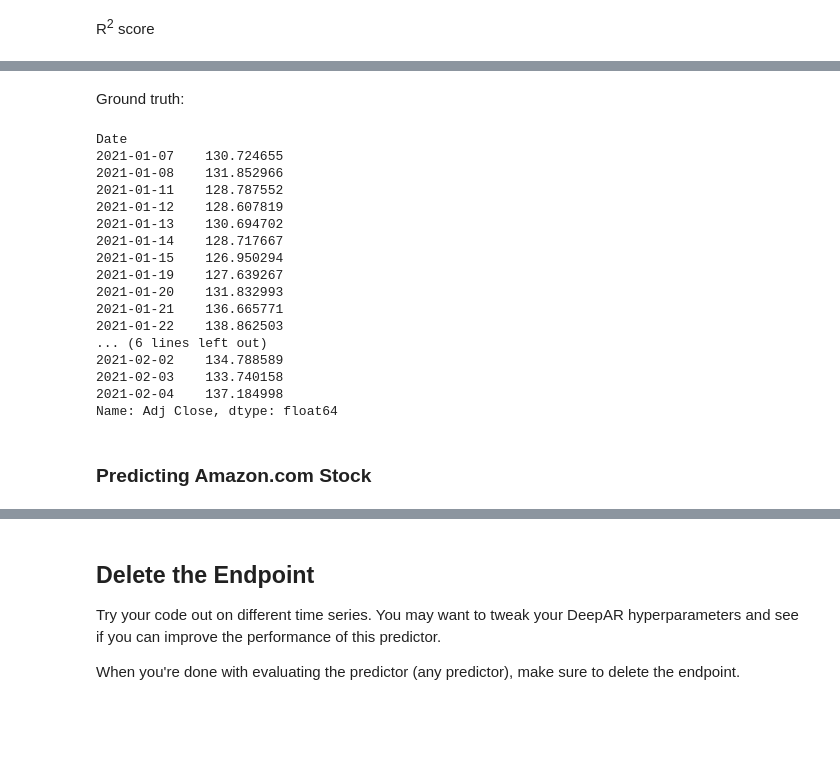
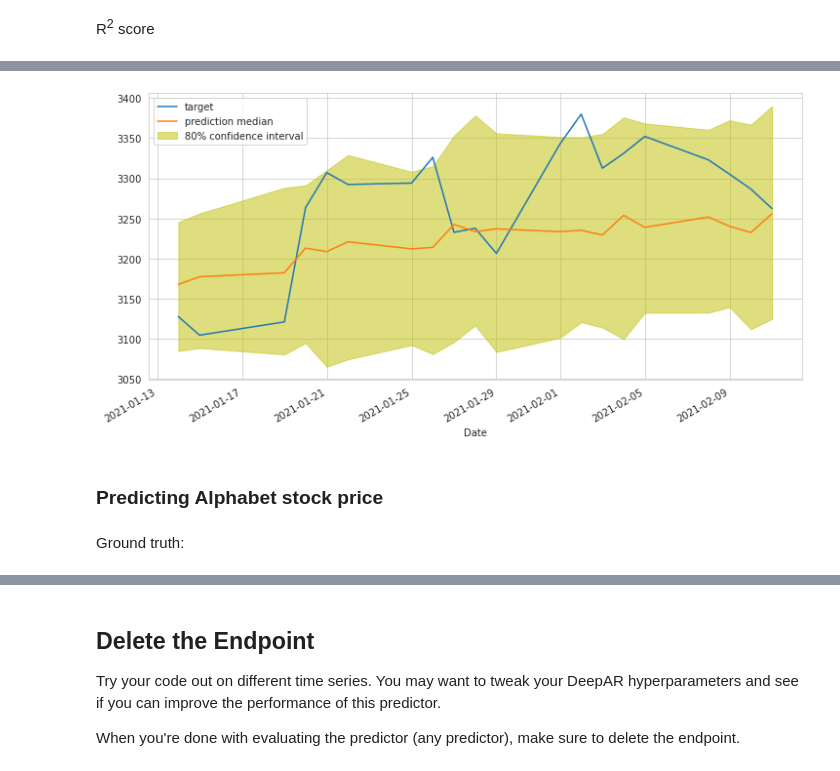
Before and after one commit to alfreedolf/ml-spp, a Jupyter notebook: 3.DeepAR-StockPricesPredictions.ipynb, the cells around one changed output, grey strips where cells are left out. Saved outputs shown, nothing was run; the diff lists cells and outputs as text; code cells hidden in the pictures; blank space fills up the shorter version.

```diff
--- a/3.DeepAR-StockPricesPredictions.ipynb
+++ b/3.DeepAR-StockPricesPredictions.ipynb
@@ -538,0 +626,7 @@ display_quantiles(d_single_prediction, prediction_length[1], target_ts[0])
+# %%
+data_dir_json_prediction = os.path.join(data_dir_json, 'prediction') # The folder we will use for storing data
+if not os.path.exists(data_dir_json_prediction): # Make sure that the folder exists
+    os.makedirs(data_dir_json_prediction)
+# %%
+start_date = str(single_prediction.index[0].date())
+end_date = str(single_prediction.index[-1].date())
@@ -538,0 +640,3 @@ display_quantiles(d_single_prediction, prediction_length[1], target_ts[0])
+# %%
+d_single_prediction = pd.read_json(os.path.join(data_dir_json_prediction, "AMZN_{} - {}.json".format(start_date, end_date)),
+                                   orient='columns', convert_axes=False)
@@ -539,2 +645,4 @@ display_quantiles(d_single_prediction, prediction_length[1], target_ts[0])
+# %%
+d_single_prediction.index = test_gt.index
 # %% [markdown]
 #### Metrics computation
@@ -615,24 +687,9 @@ print(json_prediction)
+# %%
+# display predictions
+display_quantiles(d_single_prediction, prediction_length[1], test_gt)
+# %% [output]
+[figure, added]
+# %% [markdown]
+### Predicting Alphabet stock price
 # %% [markdown]
 Ground truth:
-# %%
-print(df_aapl_test.iloc[-(prediction_length[1]):]['Adj Close'])
-# %% [output]
-Date
-2021-01-07    130.724655
-2021-01-08    131.852966
-2021-01-11    128.787552
-2021-01-12    128.607819
-2021-01-13    130.694702
-2021-01-14    128.717667
-2021-01-15    126.950294
-2021-01-19    127.639267
-2021-01-20    131.832993
-2021-01-21    136.665771
-2021-01-22    138.862503
-... (6 lines left out)
-2021-02-02    134.788589
-2021-02-03    133.740158
-2021-02-04    137.184998
-Name: Adj Close, dtype: float64
-# %% [markdown]
-### Predicting Amazon.com Stock
```
Also changed, not shown: parts of 145 cells of this notebook, 29 other files.
